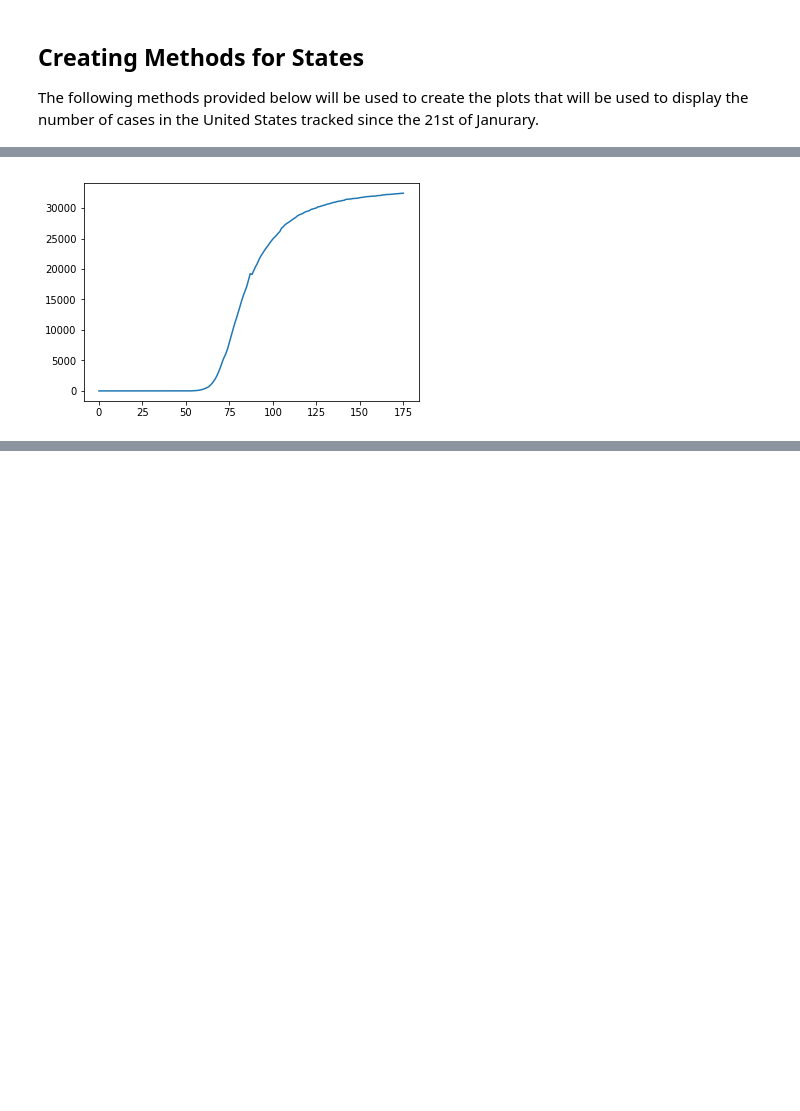
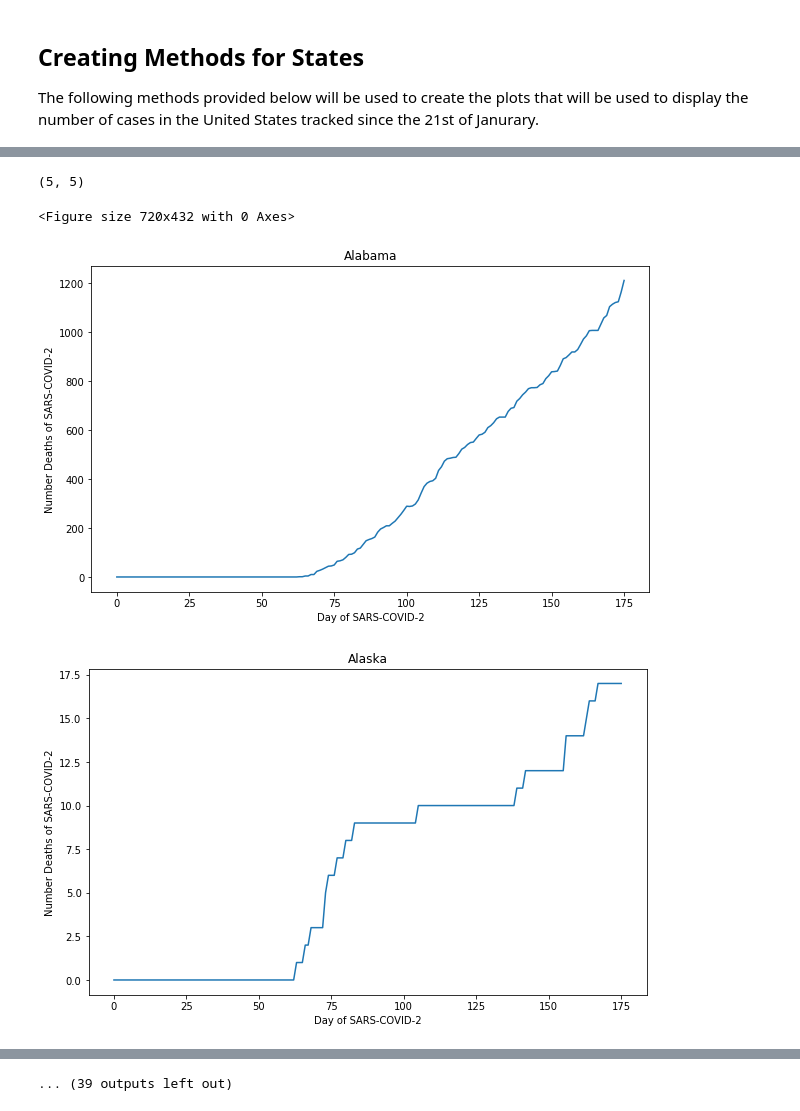
Before and after one commit to kleiaLaRoe/projects, a Jupyter notebook: python/patternRecognition/COVID19/COVID19Data.ipynb, the cells around one changed output, grey strips where cells are left out. Cells and saved outputs as stored; diff of their text form; code cells hidden in the pictures; blank space fills up the shorter version.

```diff
--- a/python/patternRecognition/COVID19/COVID19Data.ipynb
+++ b/python/patternRecognition/COVID19/COVID19Data.ipynb
@@ -115,10 +140,3 @@ def plotCasesByState(state=None):
         plt.plot(data)
 
     plt.show()
-# %%
-def plotDeathsByState(state):
-    states = us.states.STATES
-    data=np.array(np.sum(dataUSDeaths[dataUSDeaths.Province_State==state.name].T[12:], axis=1))
-
-    plt.plot(data)
-    plt.show()
@@ -150,4 +167,11 @@ plotCasesByState()
-# %%
-plotDeathsByState(us.states.NY)
-# %% [output]
-[figure, removed]
+# %%
+state=us.states.WY
+int(int(state.fips)/10),int(state.fips)%10-1
+# %% [output]
+(5, 5)
+# %%
+plotDeathsByState()
+# %% [output]
+<Figure size 720x432 with 0 Axes>
+[figure, added]
+[figure, added]
@@ -153,0 +187 @@ plotDeathsByState(us.states.NY)
+... (39 outputs left out)
```
Also changed, not shown: parts of 10 cells of this notebook.
